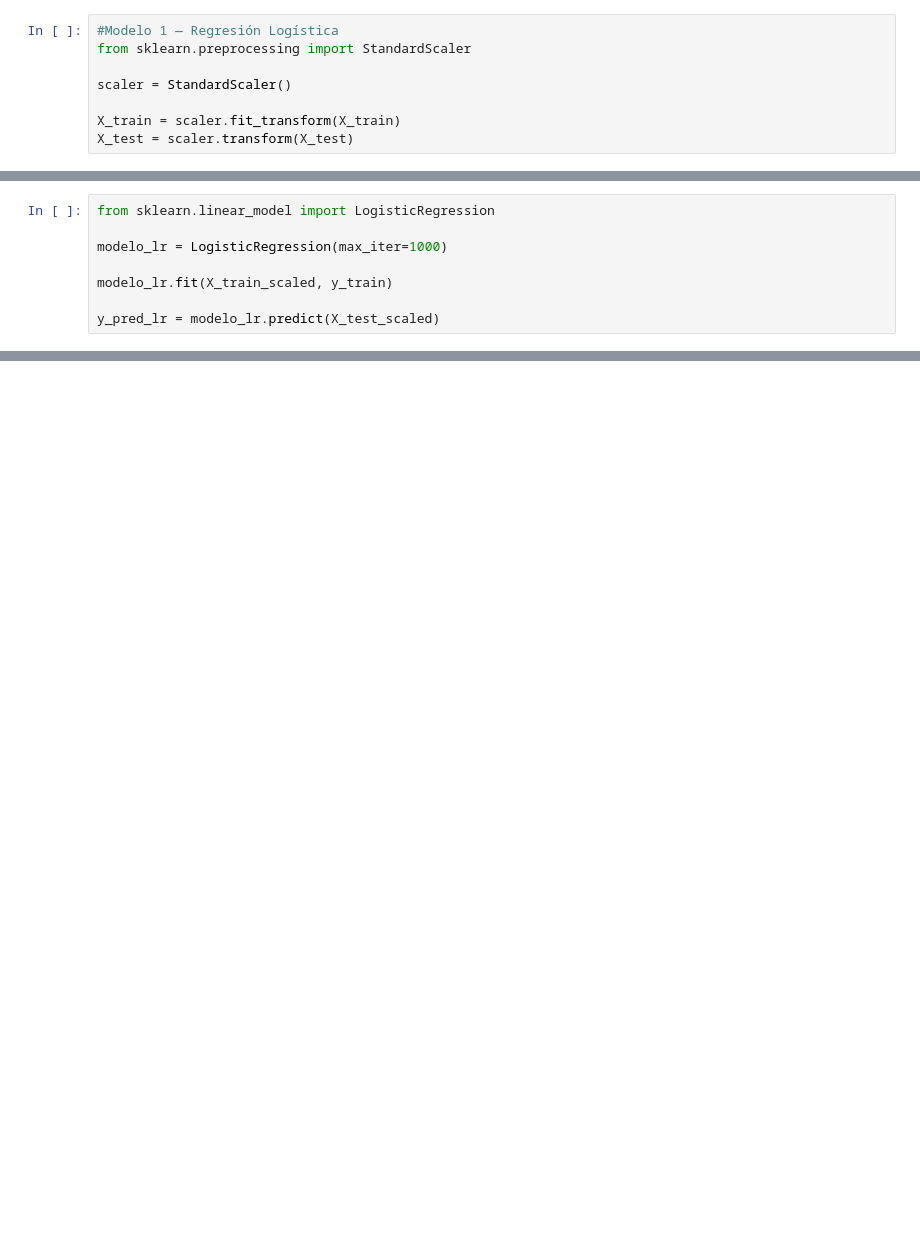
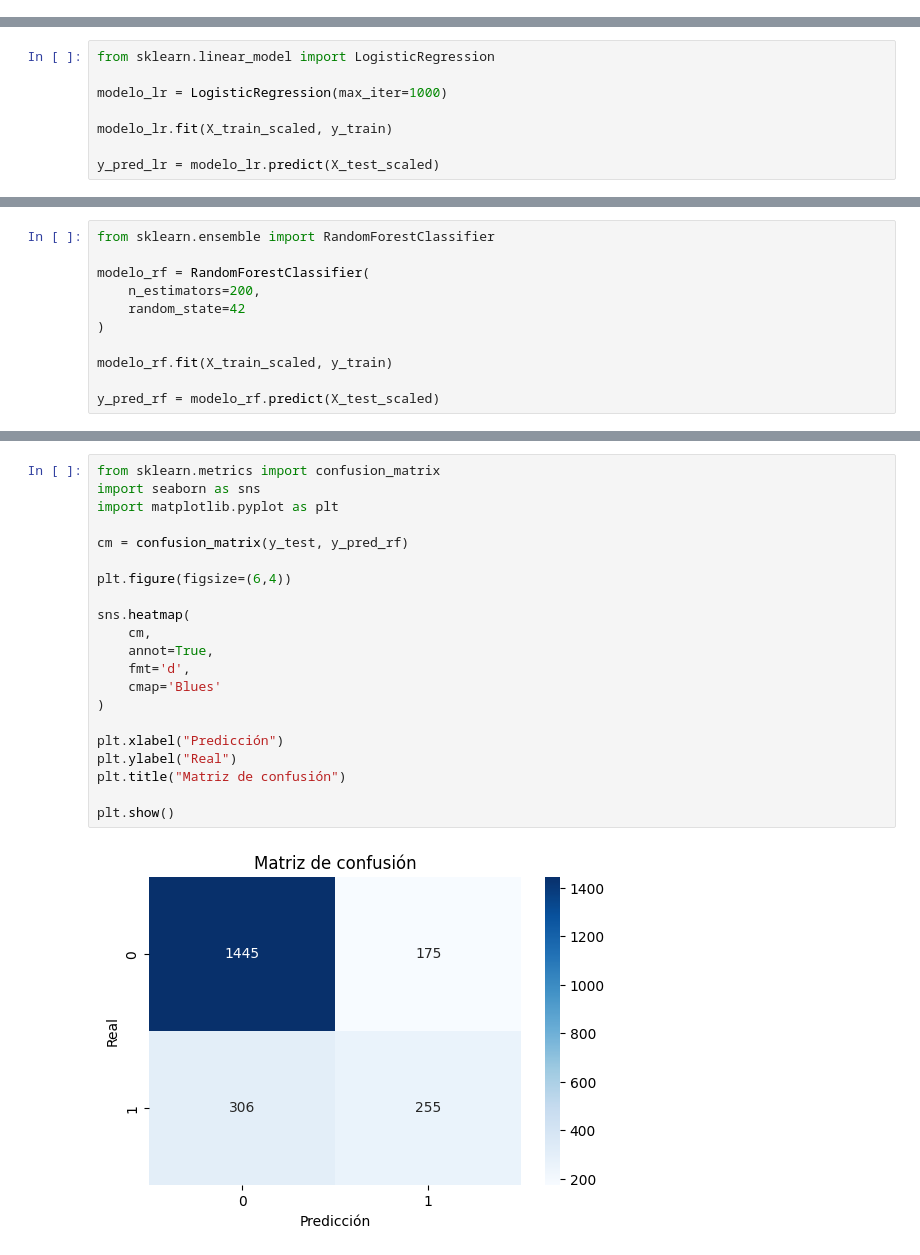
Before and after one commit to patinohoyosgisell/Challege_Telecom_X_parte_2, a Jupyter notebook: Challege_Telecom_X_parte_2.ipynb, the cells around one changed output, grey strips where cells are left out. Cells and saved outputs as stored; diff of their text form; blank space fills up the shorter version.

```diff
--- a/Challege_Telecom_X_parte_2.ipynb
+++ b/Challege_Telecom_X_parte_2.ipynb
@@ -595,11 +595,3 @@ Se utilizó una proporción de **70% para entrenamiento** y **30% para prueba**,
 Además, se utilizó el parámetro **stratify** para mantener la misma proporción de cancelación de clientes en ambos conjuntos, evitando sesgos en la evaluación del modelo.
 # %% [markdown]
 ## Creación de Modelos
-# %%
-#Modelo 1 — Regresión Logística
-from sklearn.preprocessing import StandardScaler
-
-scaler = StandardScaler()
-
-X_train = scaler.fit_transform(X_train)
-X_test = scaler.transform(X_test)
@@ -620,0 +640,11 @@ print(classification_report(y_test, y_pred_lr))
+# %%
+from sklearn.ensemble import RandomForestClassifier
+
+modelo_rf = RandomForestClassifier(
+    n_estimators=200,
+    random_state=42
+)
+
+modelo_rf.fit(X_train_scaled, y_train)
+
+y_pred_rf = modelo_rf.predict(X_test_scaled)
@@ -620,0 +664,23 @@ print(classification_report(y_test, y_pred_lr))
+# %%
+from sklearn.metrics import confusion_matrix
+import seaborn as sns
+import matplotlib.pyplot as plt
+
+cm = confusion_matrix(y_test, y_pred_rf)
+
+plt.figure(figsize=(6,4))
+
+sns.heatmap(
+    cm,
+    annot=True,
+    fmt='d',
+    cmap='Blues'
+)
+
+plt.xlabel("Predicción")
+plt.ylabel("Real")
+plt.title("Matriz de confusión")
+
+plt.show()
+# %% [output]
+[figure, added]
```
Also changed, not shown: parts of 21 cells of this notebook.
